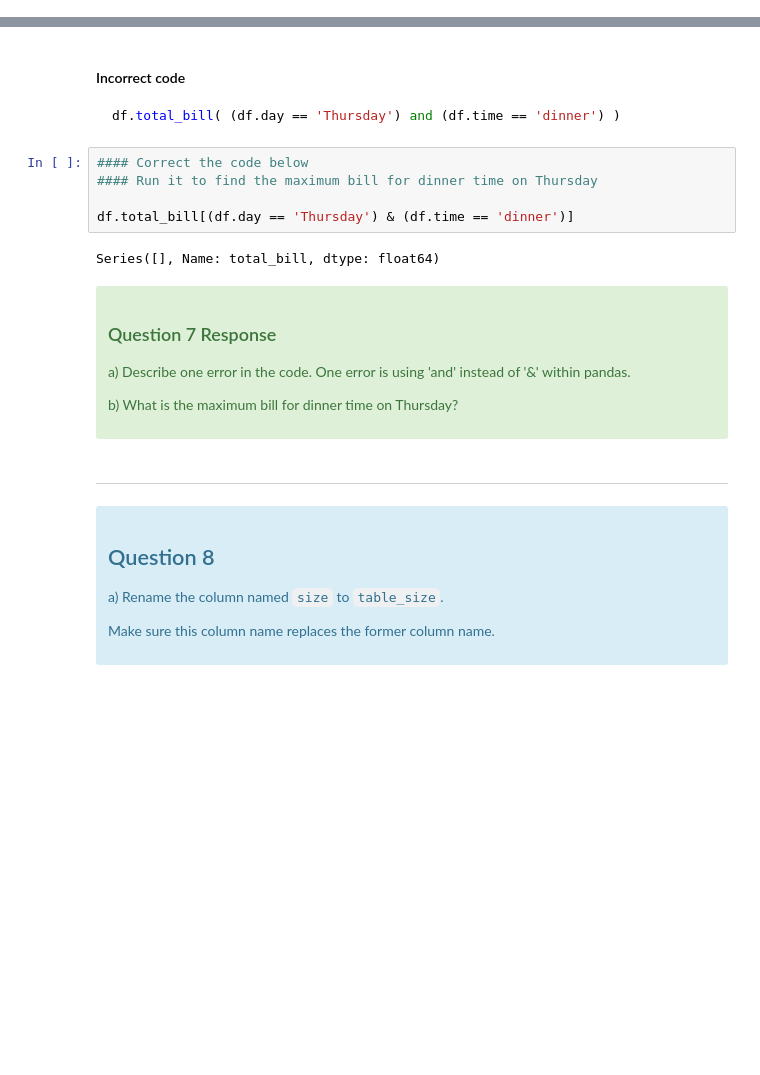
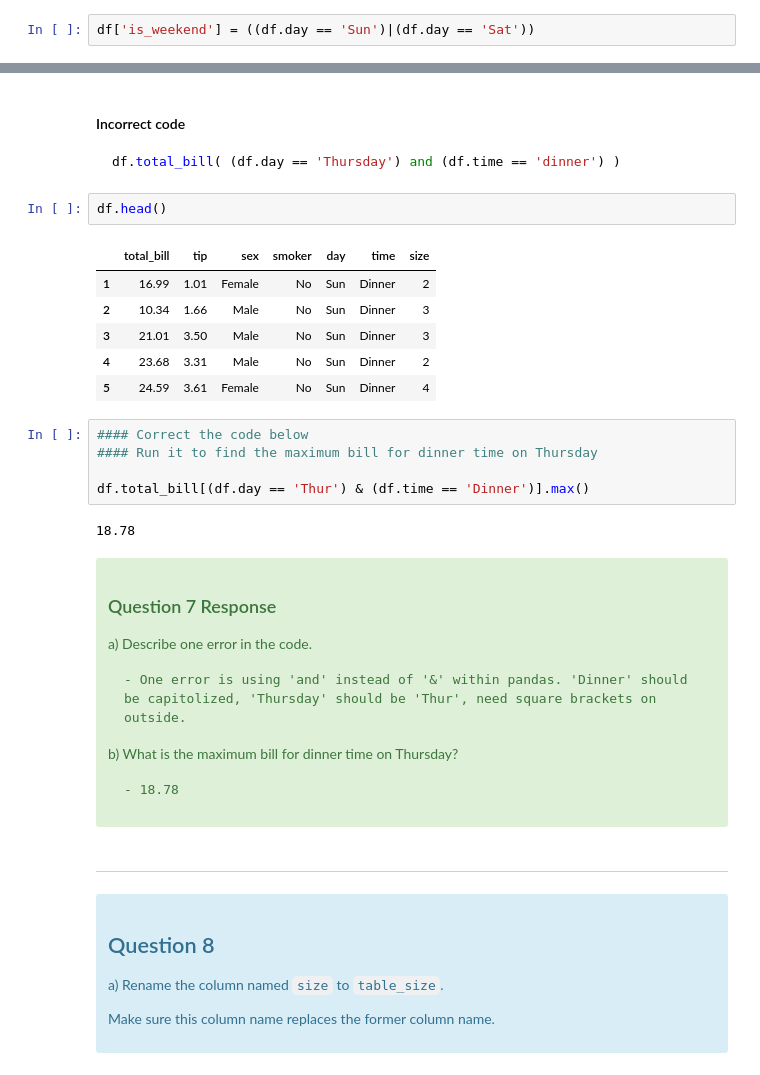
Before and after one commit to skylerschnee/numpy-pandas-visualization-exercises, a Jupyter notebook: DS Libraries Quiz.ipynb, the cells around one changed output, grey strips where cells are left out. Cells and saved outputs as stored; diff of their text form; blank space fills up the shorter version.

````diff
--- a/DS Libraries Quiz.ipynb
+++ b/DS Libraries Quiz.ipynb
@@ -143,3 +143,5 @@ b) Non-smoking
 a) What proportion of the bills are from the weekend (Saturday and/or Sunday)?
 
 Note: Provide your answer rounded to two decimal places.
+# %%
+df['is_weekend'] = ((df.day == 'Sun')|(df.day == 'Sat'))
@@ -279,21 +290,34 @@ b) What is the maximum bill for dinner time on Thursday?
 ```python
 df.total_bill( (df.day == 'Thursday') and (df.time == 'dinner') )
 ```
+# %%
+df.head()
+# %% [output]
+|  | total_bill | tip | sex | smoker | day | time | size |
+| 1 | 16.99 | 1.01 | Female | No | Sun | Dinner | 2 |
+| 2 | 10.34 | 1.66 | Male | No | Sun | Dinner | 3 |
+| 3 | 21.01 | 3.50 | Male | No | Sun | Dinner | 3 |
+| 4 | 23.68 | 3.31 | Male | No | Sun | Dinner | 2 |
+| 5 | 24.59 | 3.61 | Female | No | Sun | Dinner | 4 |
 # %%
 #### Correct the code below
 #### Run it to find the maximum bill for dinner time on Thursday
 
-df.total_bill[(df.day == 'Thursday') & (df.time == 'dinner')]
+df.total_bill[(df.day == 'Thur') & (df.time == 'Dinner')].max()
 # %% [output]
-Series([], Name: total_bill, dtype: float64)
+18.78
 # %% [markdown]
 <div class="alert alert-block alert-success">
 
 ### Question 7 Response
 
-a) Describe one error in the code. One error is using 'and' instead of '&' within pandas.
+a) Describe one error in the code.
+
+    - One error is using 'and' instead of '&' within pandas. 'Dinner' should be capitolized, 'Thursday' should be 'Thur', need square brackets on outside.
 
 b) What is the maximum bill for dinner time on Thursday?
+
+    - 18.78
 # %% [markdown]
 ---
 <div class="alert alert-block alert-info">
````
Also changed, not shown: parts of 4 cells of this notebook.
